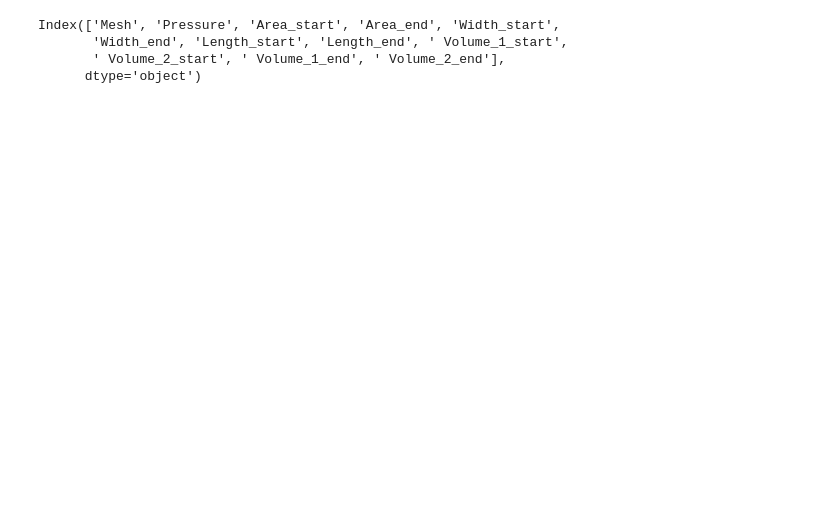
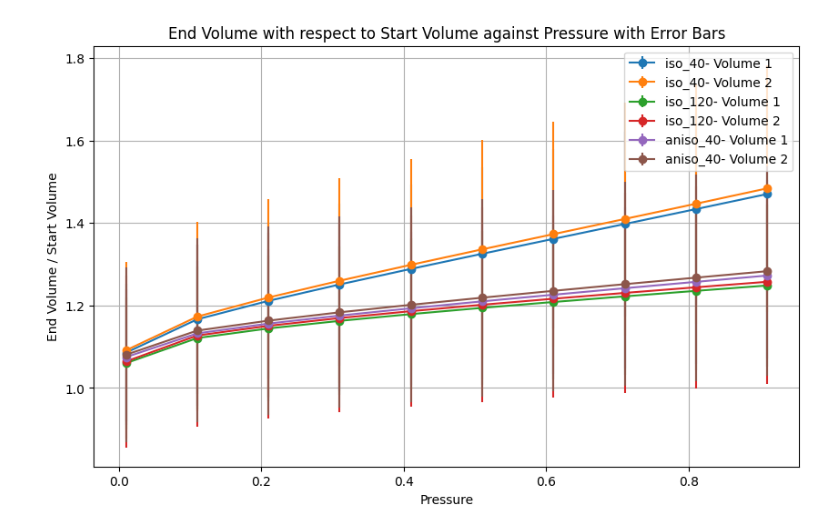
Before and after one commit to mtomtom/onion-stomatal-geometry, a Jupyter notebook: output/results.ipynb, the cells around one changed output. Saved outputs shown, nothing was run; the diff lists cells and outputs as text; code cells hidden in the pictures; blank space fills up the shorter version.

Commit message:
Updated graphs

```diff
--- a/output/results.ipynb
+++ b/output/results.ipynb
@@ -41,7 +24,62 @@ plt.show()
-# %%
-data.columns
-# %% [output]
-Index(['Mesh', 'Pressure', 'Area_start', 'Area_end', 'Width_start',
-       'Width_end', 'Length_start', 'Length_end', ' Volume_1_start',
-       ' Volume_2_start', ' Volume_1_end', ' Volume_2_end'],
-      dtype='object')
+# %%
+## For each dataset, plot the change in volume with respect to the initial volume, against the pressure. Include the error bars.
+
+import pandas as pd
+import matplotlib.pyplot as plt
+
+# Load the datasets
+data1 = data_iso_40
+data2 = data_iso_120
+data3 = data_aniso_40
+
+dataset1 = "iso_40"
+dataset2 = "iso_120"
+dataset3 = "aniso_40"
+
+def process_data(data):
+    # Group by Pressure and calculate mean and standard deviation
+    grouped = data.groupby('Pressure').agg({
+        ' Volume_1_start': ['mean', 'std'],
+        ' Volume_2_start': ['mean', 'std'],
+        ' Volume_1_end': ['mean', 'std'],
+        ' Volume_2_end': ['mean', 'std']
+    }).reset_index()
+
+    # Flatten the MultiIndex columns
+    grouped.columns = ['Pressure', 'Volume_1_start_mean', 'Volume_1_start_std', 'Volume_2_start_mean', 'Volume_2_start_std', 'Volume_1_end_mean', 'Volume_1_end_std', 'Volume_2_end_mean', 'Volume_2_end_std']
+
+    # Calculate the ratio of end volume to start volume
+    grouped['Volume_1_ratio'] = grouped['Volume_1_end_mean'] / grouped['Volume_1_start_mean']
+    grouped['Volume_2_ratio'] = grouped['Volume_2_end_mean'] / grouped['Volume_2_start_mean']
+
+    # Calculate the error bars
+    grouped['Volume_1_ratio_err'] = grouped['Volume_1_ratio'] * ((grouped['Volume_1_end_std'] / grouped['Volume_1_end_mean'])**2 + (grouped['Volume_1_start_std'] / grouped['Volume_1_start_mean'])**2)**0.5
+    grouped['Volume_2_ratio_err'] = grouped['Volume_2_ratio'] * ((grouped['Volume_2_end_std'] / grouped['Volume_2_end_mean'])**2 + (grouped['Volume_2_start_std'] / grouped['Volume_2_start_mean'])**2)**0.5
+
+    return grouped
+
+# Process each dataset
+grouped1 = process_data(data1)
+grouped2 = process_data(data2)
+grouped3 = process_data(data3)
+
+# Plot the data with error bars
+plt.figure(figsize=(10, 6))
+
+plt.errorbar(grouped1['Pressure'], grouped1['Volume_1_ratio'], yerr=grouped1['Volume_1_ratio_err'], label= dataset1 + ' - Volume 1', fmt='-o')
+plt.errorbar(grouped1['Pressure'], grouped1['Volume_2_ratio'], yerr=grouped1['Volume_2_ratio_err'], label= dataset1 + ' - Volume 2', fmt='-o')
+
+plt.errorbar(grouped2['Pressure'], grouped2['Volume_1_ratio'], yerr=grouped2['Volume_1_ratio_err'], label= dataset2 + ' - Volume 1', fmt='-o')
+plt.errorbar(grouped2['Pressure'], grouped2['Volume_2_ratio'], yerr=grouped2['Volume_2_ratio_err'], label= dataset2 + ' - Volume 2', fmt='-o')
+
+plt.errorbar(grouped3['Pressure'], grouped3['Volume_1_ratio'], yerr=grouped3['Volume_1_ratio_err'], label= dataset3 + ' - Volume 1', fmt='-o')
+plt.errorbar(grouped3['Pressure'], grouped3['Volume_2_ratio'], yerr=grouped3['Volume_2_ratio_err'], label= dataset3 + ' - Volume 2', fmt='-o')
+
+plt.xlabel('Pressure')
+plt.ylabel('End Volume / Start Volume')
+plt.title('End Volume with respect to Start Volume against Pressure with Error Bars')
+plt.legend()
+plt.grid(True)
+plt.show()
+# %% [output]
+[figure, added]
```
Also changed, not shown: parts of 3 cells of this notebook.
